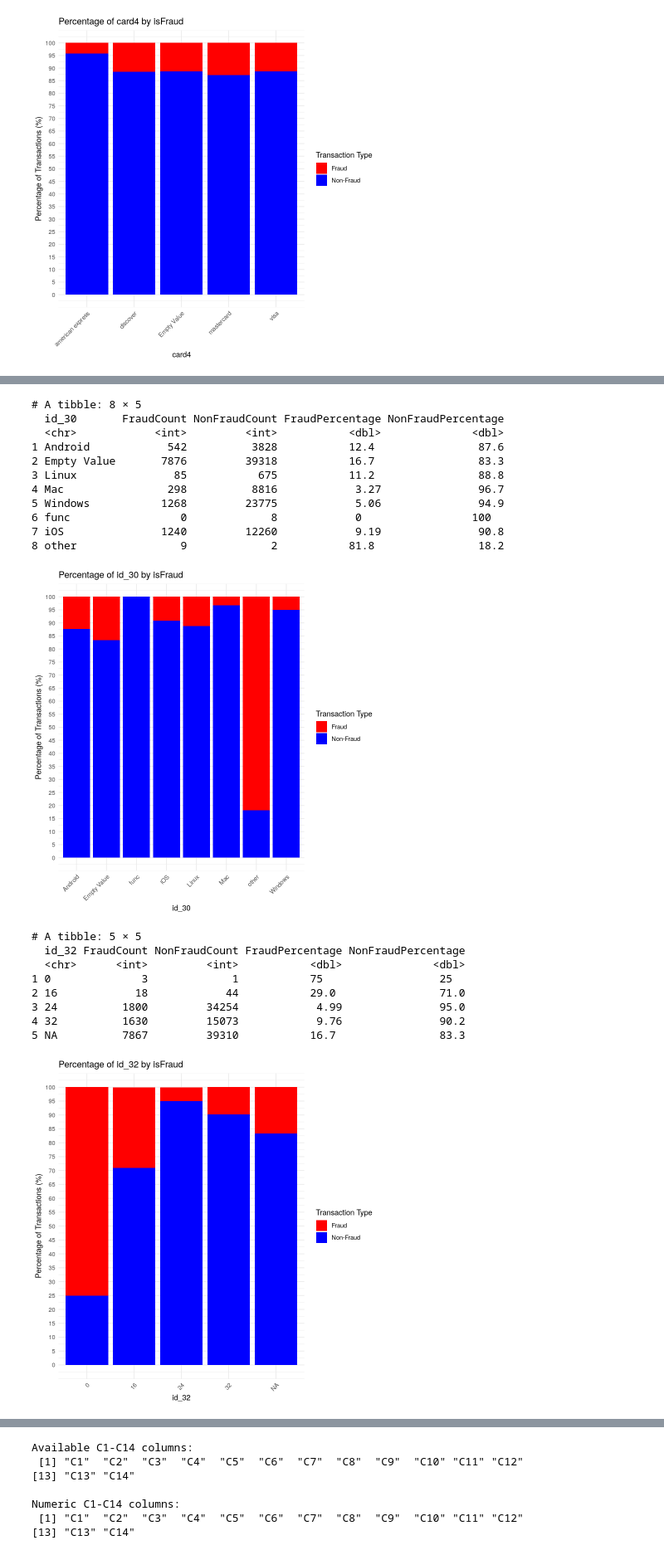
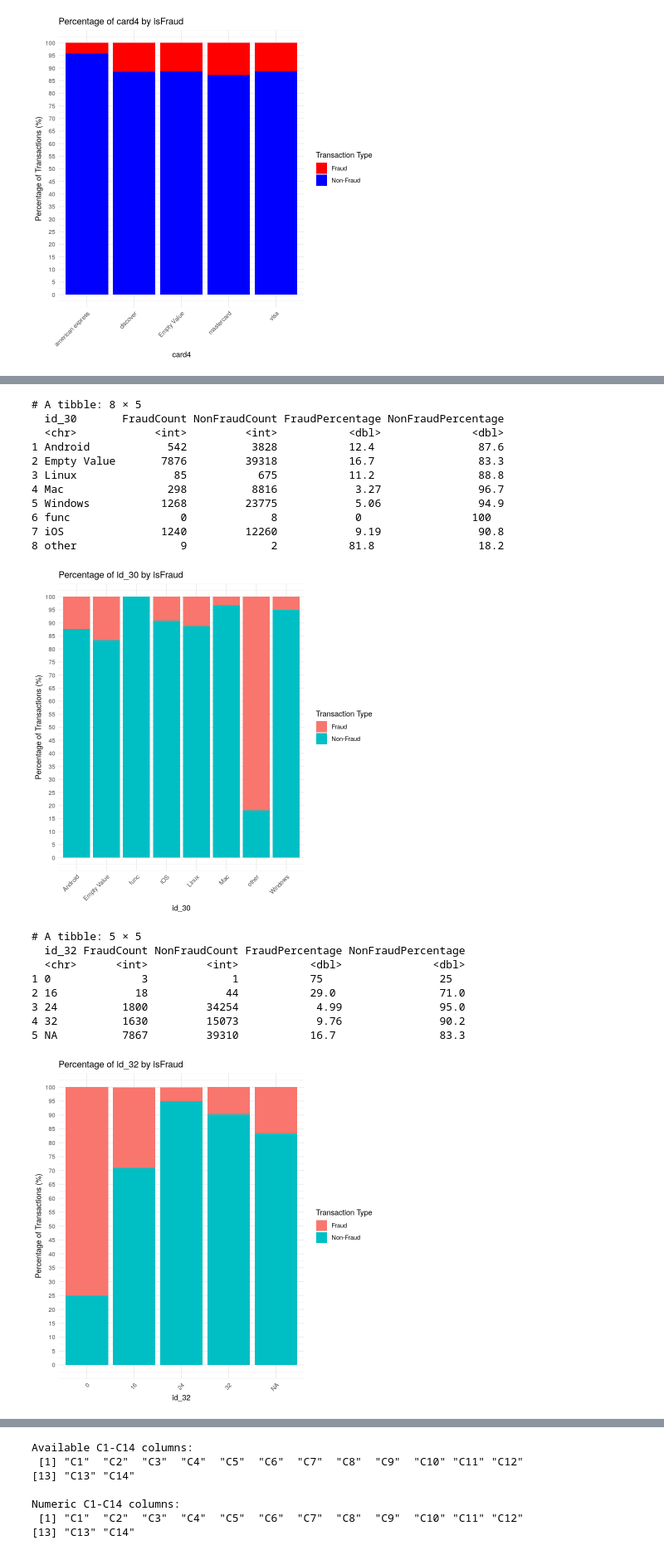
Before and after one commit to ytcctl/peter, a Jupyter notebook: FITE7410/FITE7410_Assgn_1.ipynb, the cells around one changed output, grey strips where cells are left out. Shown at 83% size. Drawn from its saved outputs; the diff is of its cells as text; code cells hidden in the pictures.

```diff
--- a/FITE7410/FITE7410_Assgn_1.ipynb
+++ b/FITE7410/FITE7410_Assgn_1.ipynb
@@ -991,7 +1029,6 @@ id_30_plot_data <- id_30_fraud_percentage %>%
 # Create the plot with proper dodged bars
 ggplot(id_30_plot_data, aes(x = id_30, y = Percentage, fill = Type)) +
   geom_bar(stat = "identity") +
-  scale_fill_manual(values = c("Fraud" = "red", "Non-Fraud" = "blue")) +
   theme_minimal() +
   theme(axis.text.x = element_text(angle = 45, hjust = 1)) +
   scale_y_continuous(breaks = seq(0, 100, by = 5)) +
@@ -1011,7 +1048,7 @@ ggplot(id_30_plot_data, aes(x = id_30, y = Percentage, fill = Type)) +
 6 func                 0             8            0                 100
 7 iOS               1240         12260            9.19               90.8
 8 other                9             2           81.8                18.2
-[figure, old version]
+[figure, new version]
 # %%
 # Convert id_32 into string and view the percentage of id_32 group by isFraud ------------------------------------------------
 data <- data %>% mutate(id_32 = as.character(id_32))
@@ -1024,35 +1061,34 @@ print(id_32_fraud_percentage)
 # visualize the percentage of id_32 group by isFraud ------------------------------------------------
 # First, reshape the data for better plotting
 id_32_plot_data <- id_32_fraud_percentage %>%
   select(id_32, FraudPercentage, NonFraudPercentage) %>%
   pivot_longer(cols = c(FraudPercentage, NonFraudPercentage),
                names_to = "Type",
                values_to = "Percentage") %>%
   mutate(Type = case_when(
     Type == "FraudPercentage" ~ "Fraud",
     Type == "NonFraudPercentage" ~ "Non-Fraud"
   ))
 # Create the plot with proper dodged bars
 ggplot(id_32_plot_data, aes(x = id_32, y = Percentage, fill = Type)) +
   geom_bar(stat = "identity") +
-  scale_fill_manual(values = c("Fraud" = "red", "Non-Fraud" = "blue")) +
   theme_minimal() +
   theme(axis.text.x = element_text(angle = 45, hjust = 1)) +
   scale_y_continuous(breaks = seq(0, 100, by = 5)) +
   labs(title = "Percentage of id_32 by isFraud",
        x = "id_32",
        y = "Percentage of Transactions (%)",
        fill = "Transaction Type")
 # %% [output]
 # A tibble: 5 × 5
   id_32 FraudCount NonFraudCount FraudPercentage NonFraudPercentage
   <chr>      <int>         <int>           <dbl>              <dbl>
 1 0              3             1           75                  25
 2 16            18            44           29.0                71.0
 3 24          1800         34254            4.99               95.0
 4 32          1630         15073            9.76               90.2
 5 NA          7867         39310           16.7                83.3
-[figure, old version]
+[figure, new version]
 # %%
 # view the percentage of id_34 group by isFraud ------------------------------------------------
 id_34_fraud_percentage <- data %>%
```
Also changed, not shown: parts of 32 cells of this notebook.
